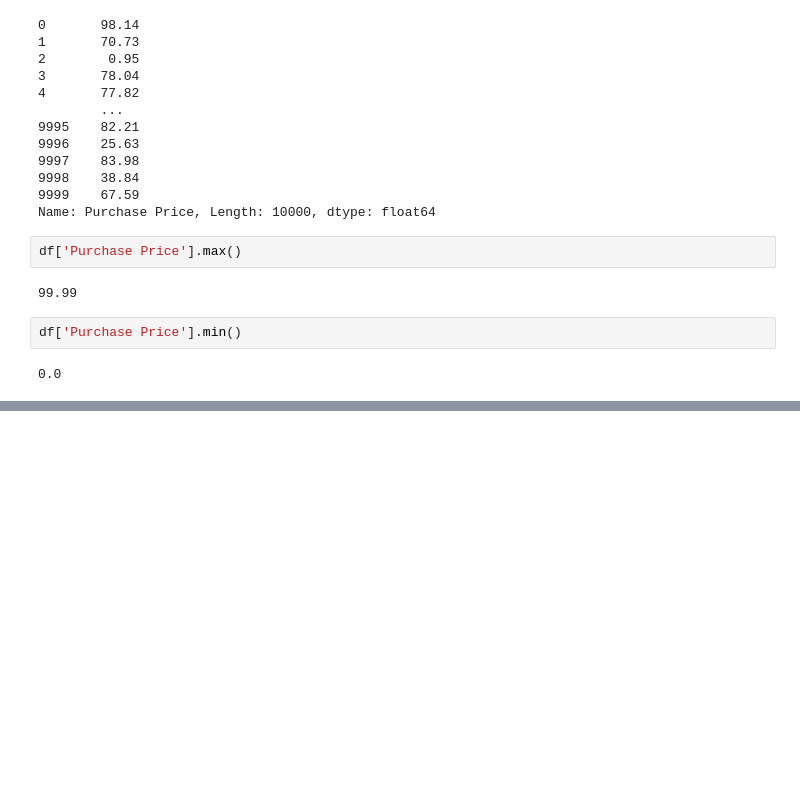
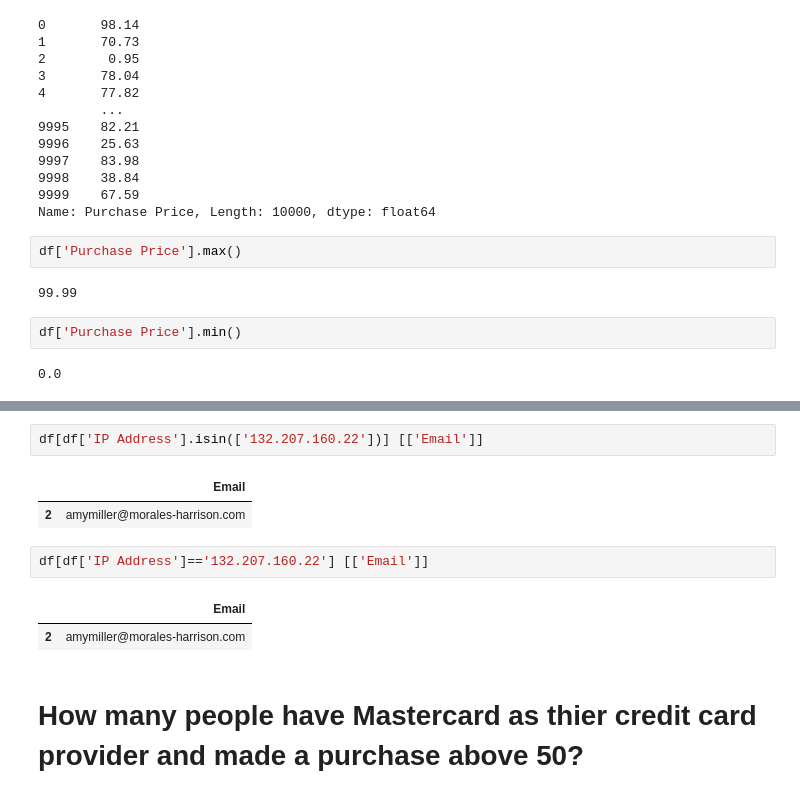
Before and after one commit to Abricos-gt/Data_Science_projects, a Jupyter notebook: pandas_project1.ipynb, the cells around one changed output, grey strips where cells are left out. Saved outputs shown, nothing was run; the diff lists cells and outputs as text; blank space fills up the shorter version.

```diff
--- a/pandas_project1.ipynb
+++ b/pandas_project1.ipynb
@@ -187,0 +307,12 @@ df['Purchase Price'].min()
+# %%
+df[df['IP Address'].isin(['132.207.160.22'])] [['Email']]
+# %% [output]
+|  | Email |
+| 2 | amymiller@morales-harrison.com |
+# %%
+df[df['IP Address']=='132.207.160.22'] [['Email']]
+# %% [output]
+|  | Email |
+| 2 | amymiller@morales-harrison.com |
+# %% [markdown]
+# How many people have Mastercard as thier credit card provider and made a purchase above 50?
```
Also changed, not shown: parts of 31 cells of this notebook.
